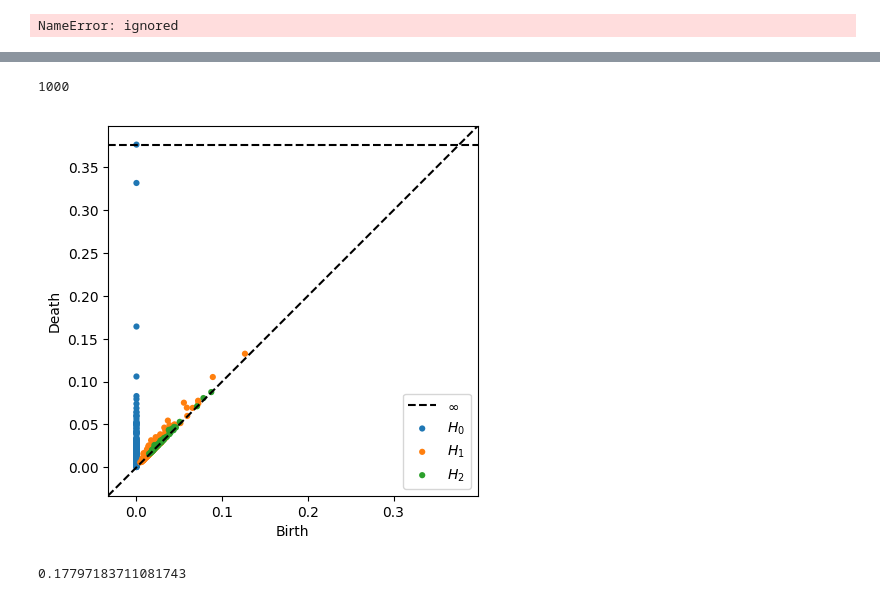
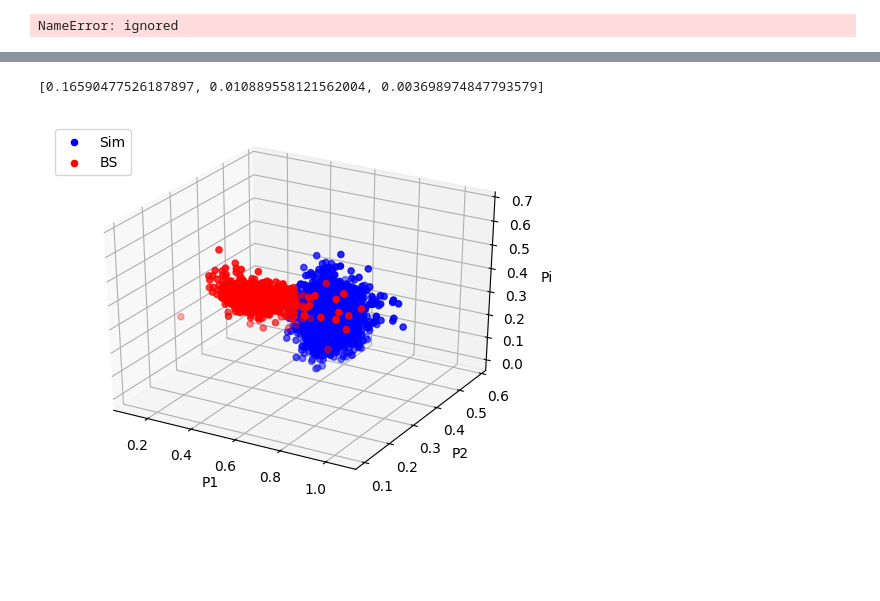
Before and after one commit to lewis-m/erk-kinetics-tda, a Jupyter notebook: PyStanTest.ipynb, the cells around one changed output, grey strips where cells are left out. Drawn from its saved outputs; the diff is of its cells as text; code cells hidden in the pictures; blank space fills up the shorter version.

```diff
--- a/PyStanTest.ipynb
+++ b/PyStanTest.ipynb
@@ -250,27 +342,33 @@ plot_diagrams(bayes_pd['dgms'])
-# %%
-print(len(e203kBS))
-
-bs_pd = ripser(e203kBS[0:800], maxdim = 2)
-plot_diagrams(bs_pd['dgms'])
-# %% [output]
-1000
-[figure, removed]
+# %%
+print(bottleneck_distance(bs_pd['dgms'], bayes_pd['dgms']))
+# %% [output]
+[0.16590477526187897, 0.010889558121562004, 0.003698974847793579]
+# %%
+#Scatter plot
+
+fig = plt.figure()
+ax = fig.add_subplot(111, projection='3d')
+ax.scatter(posterior['P1'], posterior['P2'], posterior['Pi'], c = 'b', marker='o', label='Sim')
+ax.scatter(bs_data[3][:, 0], bs_data[3][:, 1], bs_data[3][:, 2], c = 'r', marker='o', label='BS')
+ax.legend(loc='upper left')
+ax.set_xlabel('P1')
+ax.set_ylabel('P2')
+ax.set_zlabel('Pi')
+plt.show()
+# %% [output]
+[figure, added]
 # %%
 #Calculate the bottleneck distance between two (multi-dimensional) PDs
 
 def bottleneck_distance(dgm1, dgm2):
   dim = len(dgm1)
 
-  distance = 0
+  distance = []
 
   for i in range(dim):
-    dgm1_this_dim = dionysus.Diagram(dgm1[i])
-    dgm2_this_dim = dionysus.Diagram(dgm2[i])
+    #dgm1_this_dim = dionysus.Diagram(dgm1[i])
+    #dgm2_this_dim = dionysus.Diagram(dgm2[i])
 
-    distance += dionysus.bottleneck_distance(dgm1_this_dim, dgm2_this_dim)
+    distance.append(bottleneck(dgm1[i], dgm2[i]))
 
   return distance
-
-bottleneck_distance(bs_pd['dgms'], bayes_pd['dgms'])
-# %% [output]
-0.17797183711081743
```
Also changed, not shown: parts of 8 cells of this notebook.
